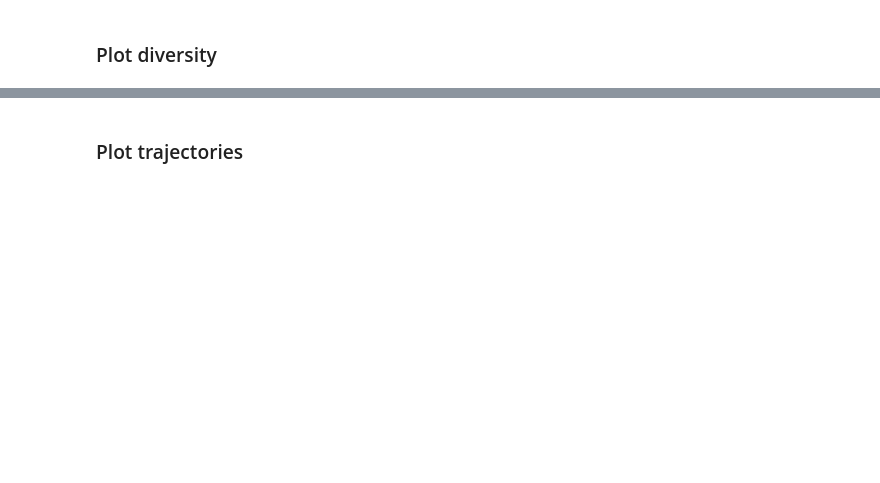
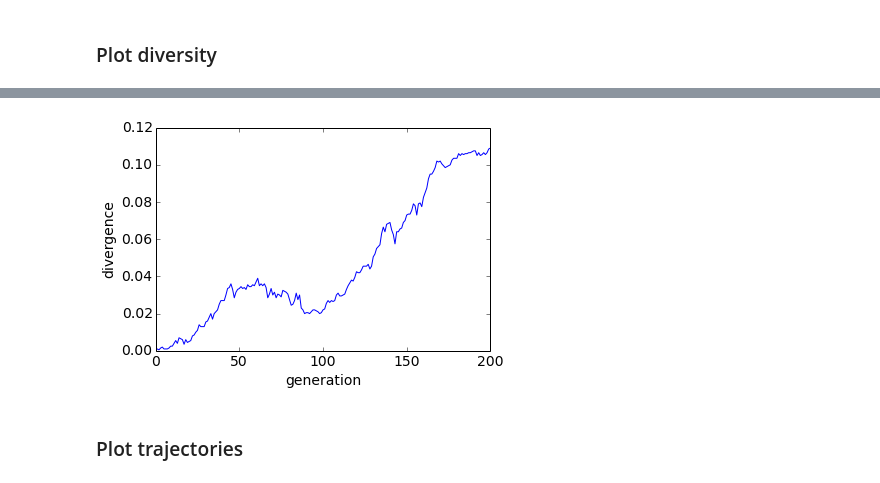
Before and after one commit to trvrb/sismid, a Jupyter notebook: wright-fisher/mutation-genetic-drift.ipynb, the cells around one changed output, grey strips where cells are left out. Cells and saved outputs as stored; diff of their text form; code cells hidden in the pictures; blank space fills up the shorter version.

```diff
--- a/wright-fisher/mutation-genetic-drift.ipynb
+++ b/wright-fisher/mutation-genetic-drift.ipynb
@@ -295,0 +310,12 @@ diversity_plot()
+# %%
+def get_divergence(population):
+    haplotypes = population.keys()
+    divergence = 0
+    for haplotype in haplotypes:
+        frequency = population[haplotype] / float(pop_size)
+        divergence += frequency * get_distance(base_haplotype, haplotype)
+    return divergence
+# %%
+def get_divergence_trajectory():
+    trajectory = [get_divergence(generation) for generation in history]
+    return trajectory
@@ -296,3 +336,14 @@ diversity_plot()
+# %%
+def divergence_plot(xlabel="generation"):
+    mpl.rcParams['font.size']=14
+    trajectory = get_divergence_trajectory()
+    plt.plot(trajectory)
+    plt.ylabel("divergence")
+    plt.xlabel(xlabel)
+# %%
+divergence_plot()
+# %% [output]
+[figure, added]
 # %% [markdown]
 ### Plot trajectories
 # %%
```
Also changed, not shown: parts of 45 cells of this notebook, 2 other files.
